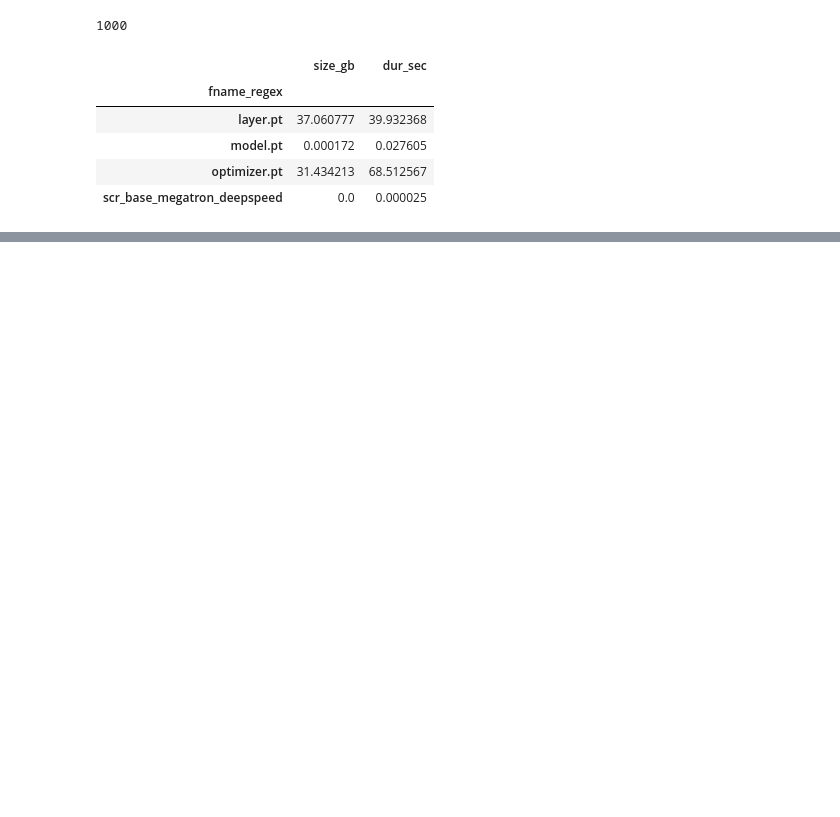
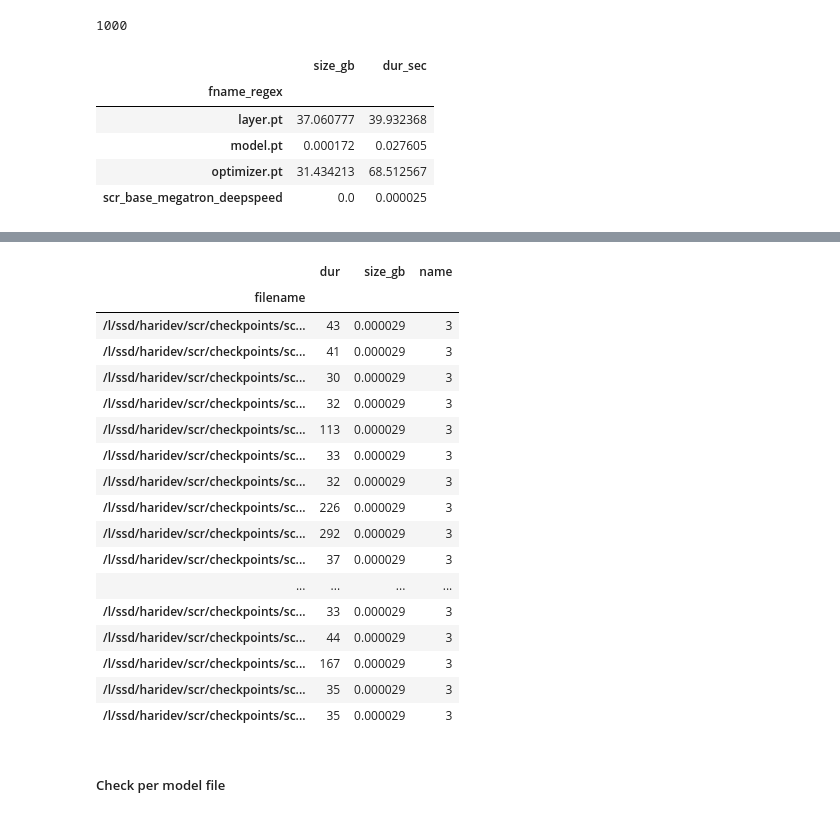
Before and after one commit to hariharan-devarajan/scr-dlio, a Jupyter notebook: examples/scr comparision.ipynb, the cells around one changed output, grey strips where cells are left out. Drawn from its saved outputs; the diff is of its cells as text; code cells hidden in the pictures; blank space fills up the shorter version.

```diff
--- a/examples/scr comparision.ipynb
+++ b/examples/scr comparision.ipynb
@@ -472,0 +324,23 @@ posix_lustre_time["size"].mean().compute() / 1024**2
+# %%
+scr_ssd_nf_checkpoints.query("fname.str.contains('model') and name == 'write'").groupby("filename").agg({"dur":sum, "size_gb":sum, "name":"count"})
+# %% [output]
+|  | dur | size_gb | name |
+| filename |  |  |  |
+| /l/ssd/haridev/scr/checkpoints/sc... | 43 | 0.000029 | 3 |
+| /l/ssd/haridev/scr/checkpoints/sc... | 41 | 0.000029 | 3 |
+| /l/ssd/haridev/scr/checkpoints/sc... | 30 | 0.000029 | 3 |
+| /l/ssd/haridev/scr/checkpoints/sc... | 32 | 0.000029 | 3 |
+| /l/ssd/haridev/scr/checkpoints/sc... | 113 | 0.000029 | 3 |
+| /l/ssd/haridev/scr/checkpoints/sc... | 33 | 0.000029 | 3 |
+| /l/ssd/haridev/scr/checkpoints/sc... | 32 | 0.000029 | 3 |
+| /l/ssd/haridev/scr/checkpoints/sc... | 226 | 0.000029 | 3 |
+| /l/ssd/haridev/scr/checkpoints/sc... | 292 | 0.000029 | 3 |
+| /l/ssd/haridev/scr/checkpoints/sc... | 37 | 0.000029 | 3 |
+| ... | ... | ... | ... |
+| /l/ssd/haridev/scr/checkpoints/sc... | 33 | 0.000029 | 3 |
+| /l/ssd/haridev/scr/checkpoints/sc... | 44 | 0.000029 | 3 |
+| /l/ssd/haridev/scr/checkpoints/sc... | 167 | 0.000029 | 3 |
+| /l/ssd/haridev/scr/checkpoints/sc... | 35 | 0.000029 | 3 |
+| /l/ssd/haridev/scr/checkpoints/sc... | 35 | 0.000029 | 3 |
+# %% [markdown]
+##### Check per model file
```
Also changed, not shown: parts of 64 cells of this notebook.
